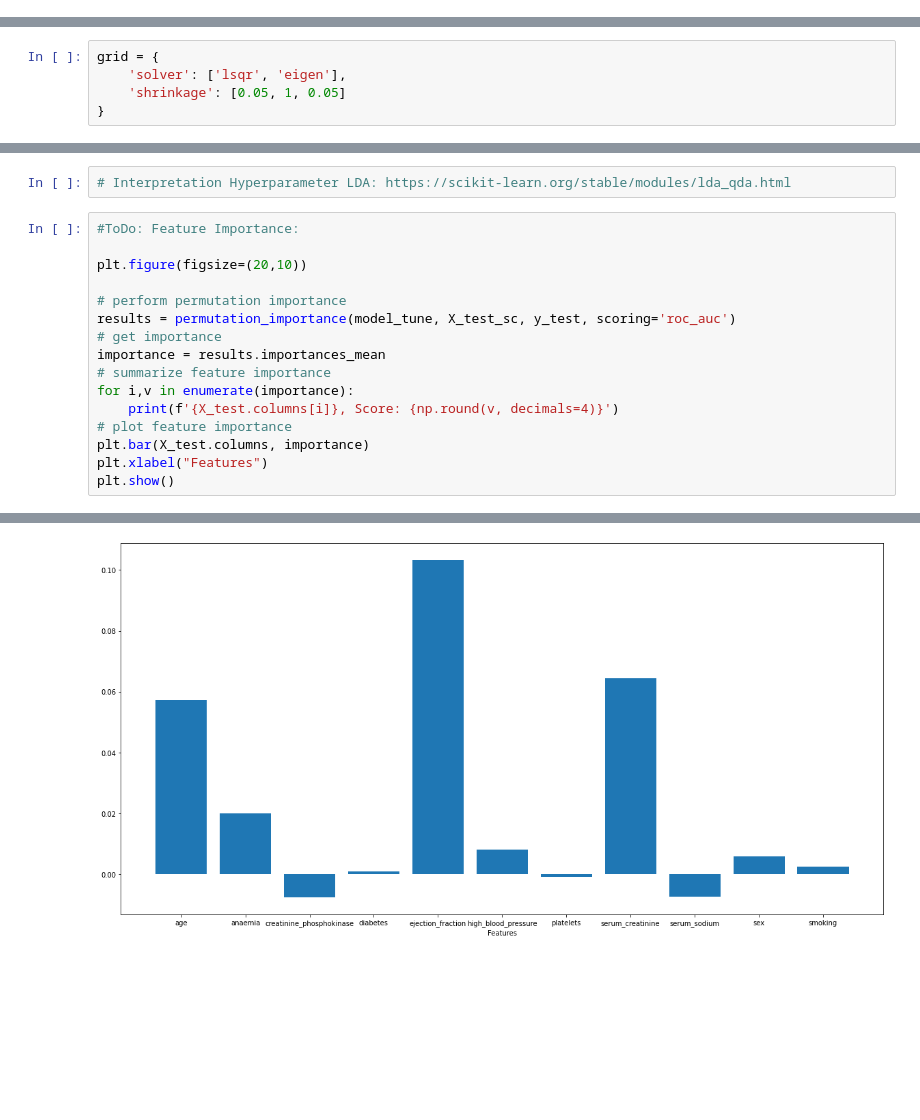
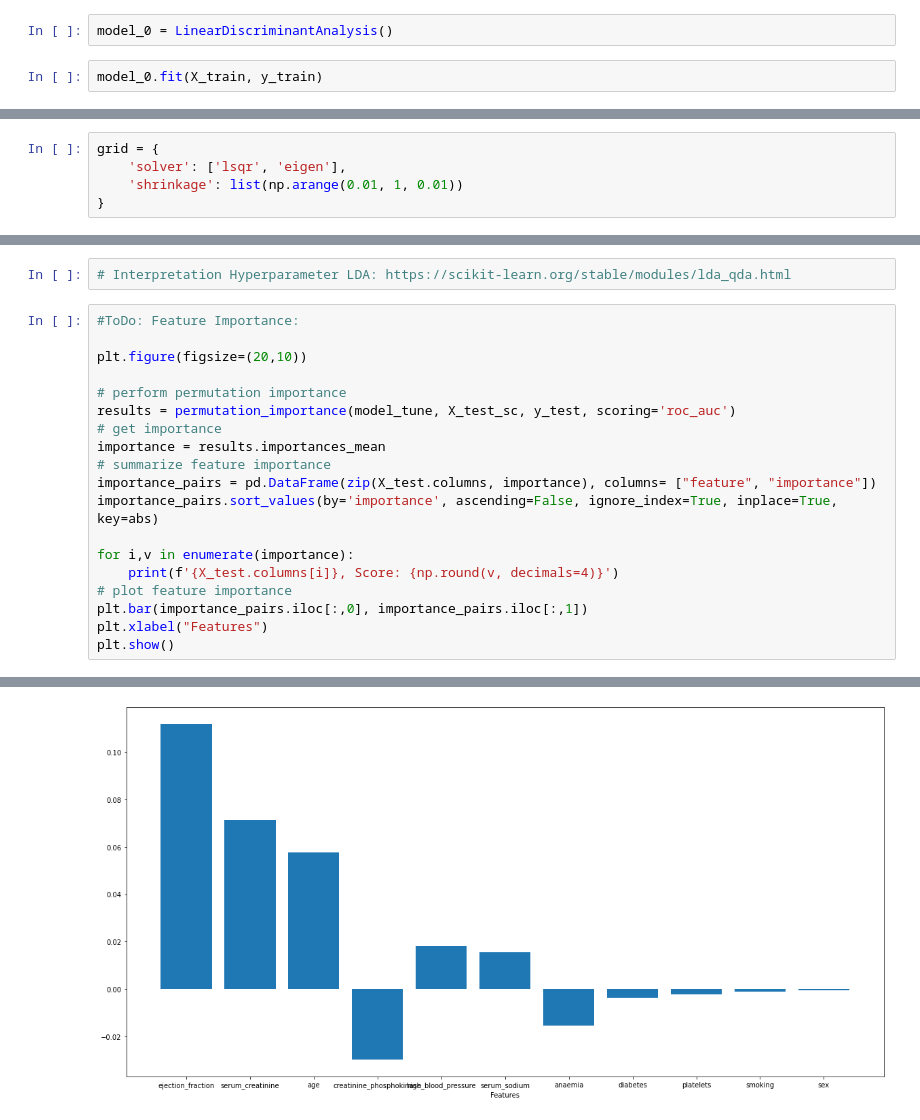
Before and after one commit to jopagel/Heart-Failure, a Jupyter notebook: Diskriminanzanalyse.ipynb, the cells around one changed output, grey strips where cells are left out. Drawn from its saved outputs; the diff is of its cells as text; blank space fills up the shorter version.

```diff
--- a/Diskriminanzanalyse.ipynb
+++ b/Diskriminanzanalyse.ipynb
@@ -55,0 +81,4 @@ X_test_sc = scaler.transform(X_test)
+# %%
+model_0 = LinearDiscriminantAnalysis()
+# %%
+model_0.fit(X_train, y_train)
@@ -117,7 +183,7 @@ plot_roc_curve(model_pca, X_test_pca, y_test);
 # %%
 grid = {
     'solver': ['lsqr', 'eigen'],
-    'shrinkage': [0.05, 1, 0.05]
+    'shrinkage': list(np.arange(0.01, 1, 0.01))
 }
 # %%
 model_tune = LinearDiscriminantAnalysis()
@@ -156,10 +230,13 @@ results = permutation_importance(model_tune, X_test_sc, y_test, scoring='roc_auc
 # get importance
 importance = results.importances_mean
 # summarize feature importance
+importance_pairs = pd.DataFrame(zip(X_test.columns, importance), columns= ["feature", "importance"])
+importance_pairs.sort_values(by='importance', ascending=False, ignore_index=True, inplace=True, key=abs)
+
 for i,v in enumerate(importance):
     print(f'{X_test.columns[i]}, Score: {np.round(v, decimals=4)}')
 # plot feature importance
-plt.bar(X_test.columns, importance)
+plt.bar(importance_pairs.iloc[:,0], importance_pairs.iloc[:,1])
 plt.xlabel("Features")
 plt.show()
 # %% [output]
@@ -177 +254 @@ smoking, Score: 0.0025
-[figure, old version]
+[figure, new version]
```
Also changed, not shown: parts of 20 cells of this notebook, 1 other file.
